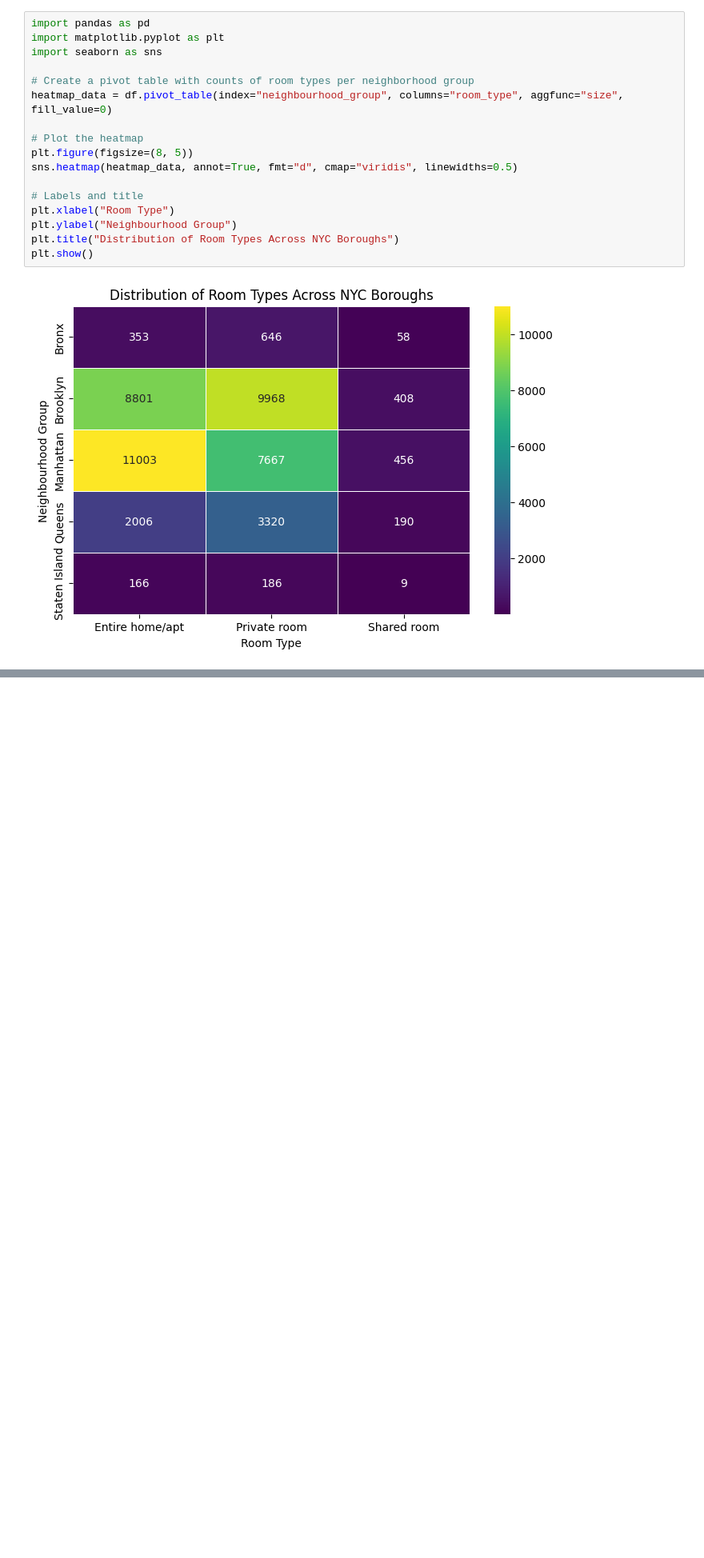
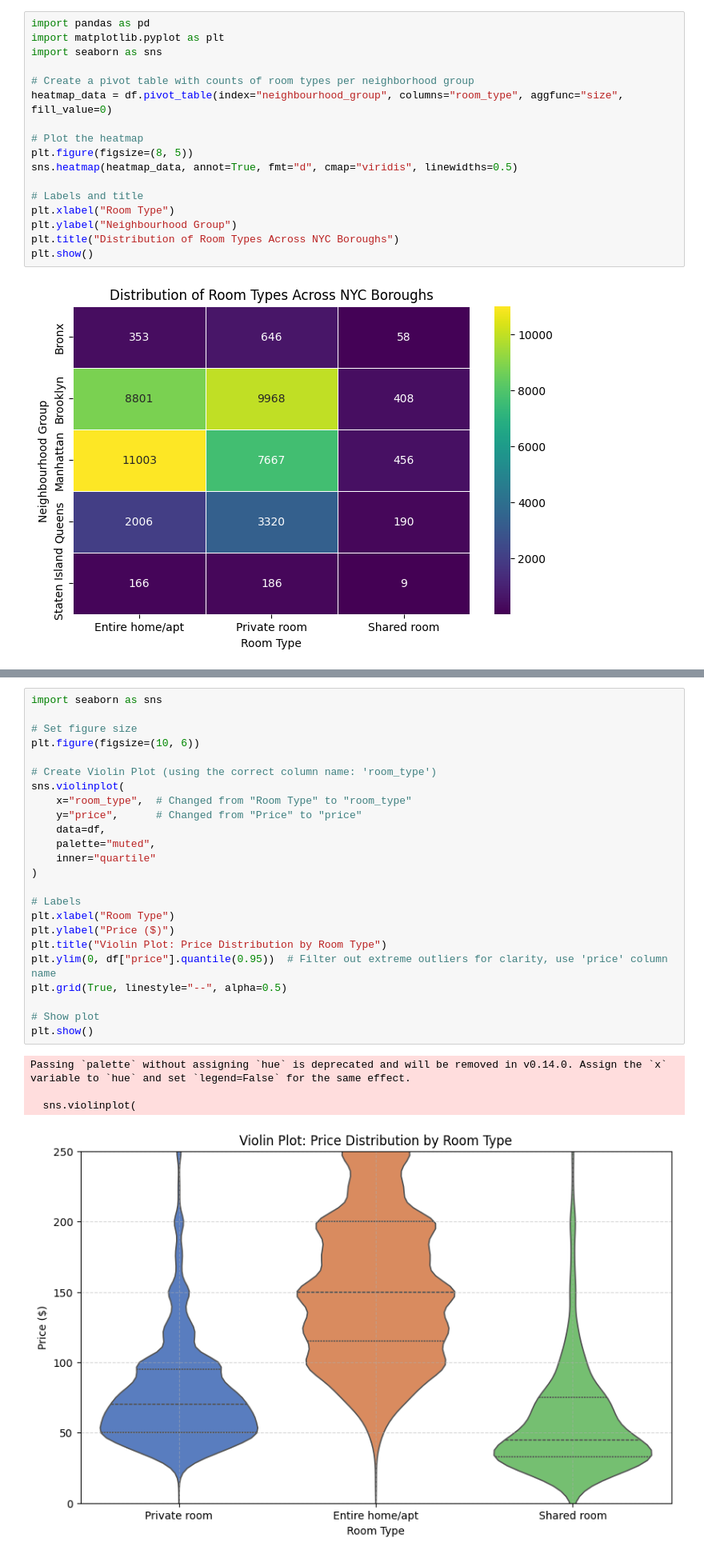
Before and after one commit to Malainine-tech/Python, a Jupyter notebook: Final_Project.ipynb, the cells around one changed output, grey strips where cells are left out. Shown at 80% size. Saved outputs shown, nothing was run; the diff lists cells and outputs as text; blank space fills up the shorter version.

```diff
--- a/Final_Project.ipynb
+++ b/Final_Project.ipynb
@@ -862,0 +859,29 @@ plt.show()
+# %%
+import seaborn as sns
+
+# Set figure size
+plt.figure(figsize=(10, 6))
+
+# Create Violin Plot (using the correct column name: 'room_type')
+sns.violinplot(
+    x="room_type",  # Changed from "Room Type" to "room_type"
+    y="price",      # Changed from "Price" to "price"
+    data=df,
+    palette="muted",
+    inner="quartile"
+)
+
+# Labels
+plt.xlabel("Room Type")
+plt.ylabel("Price ($)")
+plt.title("Violin Plot: Price Distribution by Room Type")
+plt.ylim(0, df["price"].quantile(0.95))  # Filter out extreme outliers for clarity, use 'price' column name
+plt.grid(True, linestyle="--", alpha=0.5)
+
+# Show plot
+plt.show()
+# %% [output]
+Passing `palette` without assigning `hue` is deprecated and will be removed in v0.14.0. Assign the `x` variable to `hue` and set `legend=False` for the same effect.
+
+  sns.violinplot(
+[figure, added]
```
Also changed, not shown: parts of 15 cells of this notebook.
